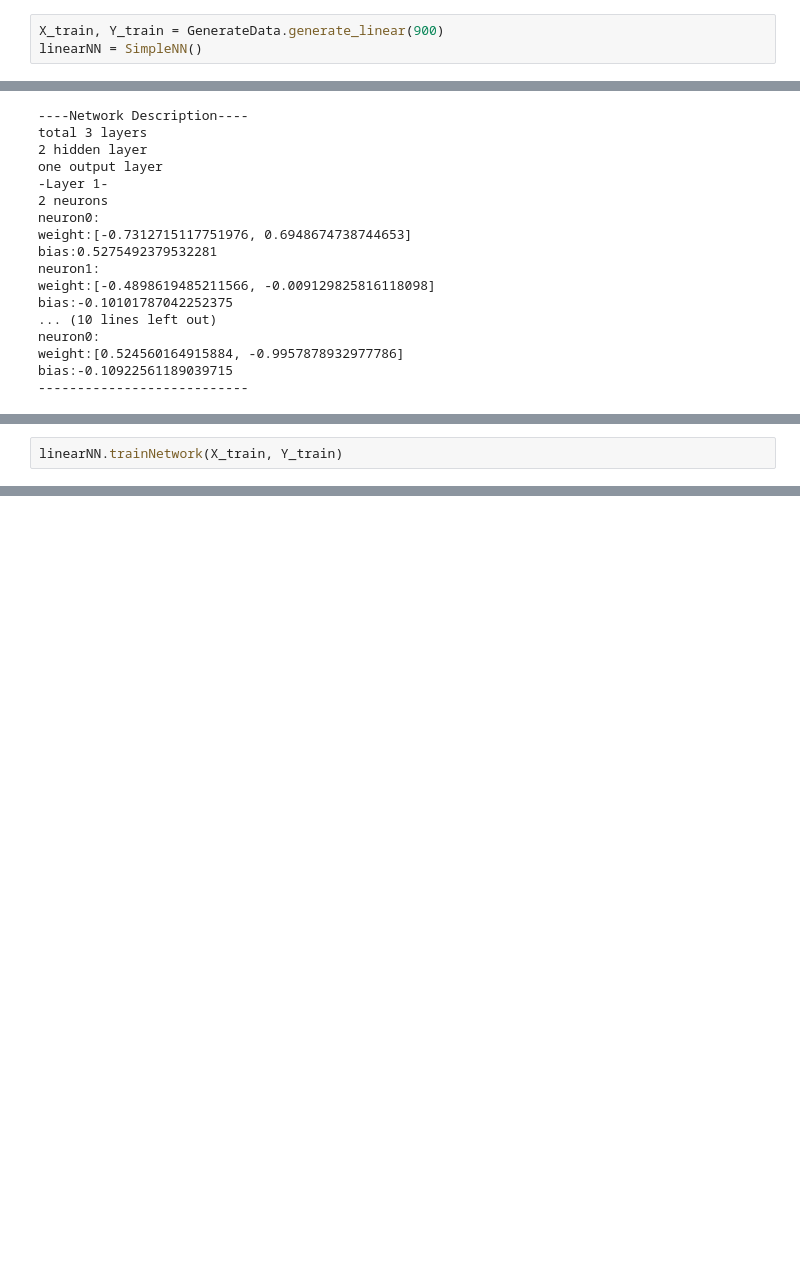
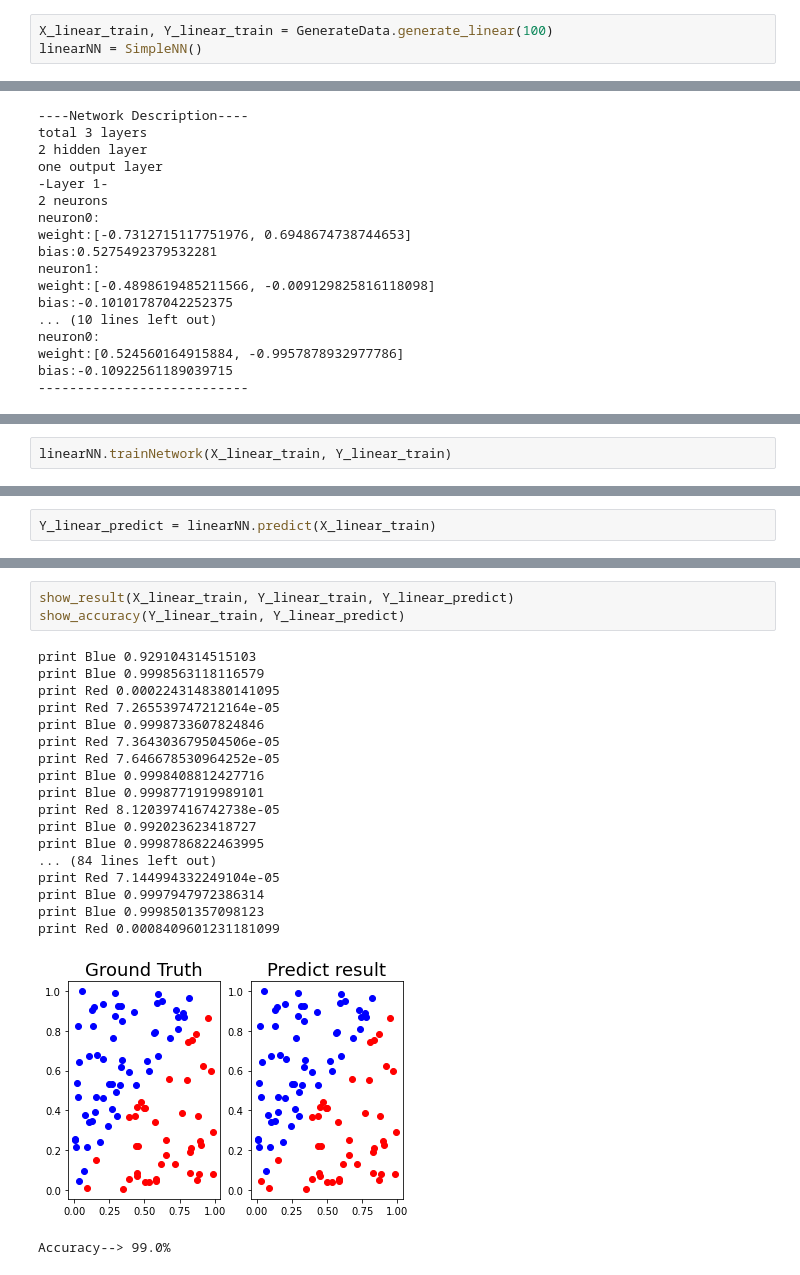
Before and after one commit to oscar1234456/NYCU_DLP2021_Lab1_Backpropagation, a Jupyter notebook: NYCU_DLP2021_Lab1_Backpropagation_class_version.ipynb, the cells around one changed output, grey strips where cells are left out. Cells and saved outputs as stored; diff of their text form; blank space fills up the shorter version.

```diff
--- a/NYCU_DLP2021_Lab1_Backpropagation_class_version.ipynb
+++ b/NYCU_DLP2021_Lab1_Backpropagation_class_version.ipynb
@@ -466,5 +332,5 @@ Accuracy--> 100.0%
 # %%
-X_train, Y_train = GenerateData.generate_linear(900)
+X_linear_train, Y_linear_train = GenerateData.generate_linear(100)
 linearNN = SimpleNN()
 # %%
 linearNN.addLayer(n_neuron=2, n_inputs=2)
@@ -500,5 +367,5 @@ Learning Curve:True
 ------------------------
 # %%
-linearNN.trainNetwork(X_train, Y_train)
+linearNN.trainNetwork(X_linear_train, Y_linear_train)
 # %% [output]
 ----Training Setting----
@@ -588,0 +389,2 @@ test(n_input=3)
+# %%
+Y_linear_predict = linearNN.predict(X_linear_train)
@@ -588,0 +409,23 @@ test(n_input=3)
+# %%
+show_result(X_linear_train, Y_linear_train, Y_linear_predict)
+show_accuracy(Y_linear_train, Y_linear_predict)
+# %% [output]
+print Blue 0.929104314515103
+print Blue 0.9998563118116579
+print Red 0.0002243148380141095
+print Red 7.265539747212164e-05
+print Blue 0.9998733607824846
+print Red 7.364303679504506e-05
+print Red 7.646678530964252e-05
+print Blue 0.9998408812427716
+print Blue 0.9998771919989101
+print Red 8.120397416742738e-05
+print Blue 0.992023623418727
+print Blue 0.9998786822463995
+... (84 lines left out)
+print Red 7.144994332249104e-05
+print Blue 0.9997947972386314
+print Blue 0.9998501357098123
+print Red 0.0008409601231181099
+[figure, added]
+Accuracy--> 99.0%
```
Also changed, not shown: parts of 42 cells of this notebook, 2 other files.
